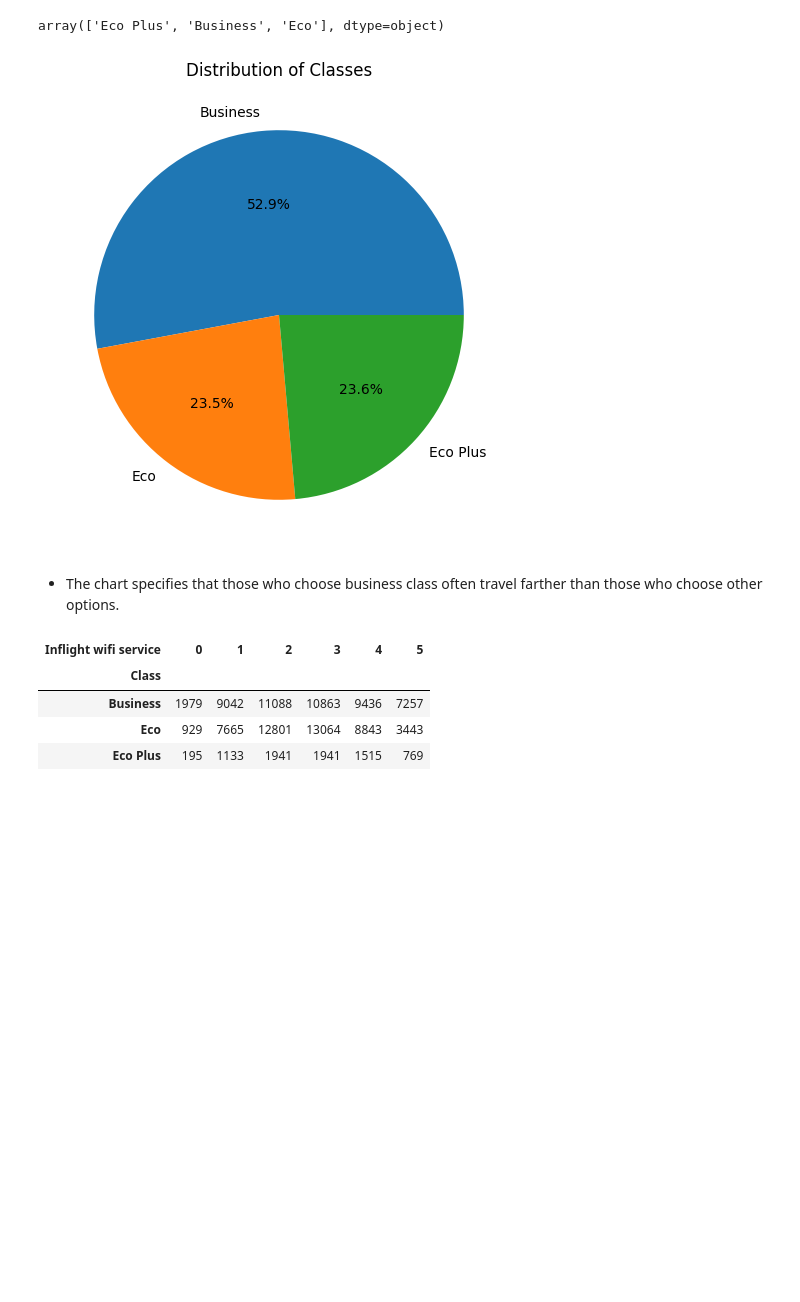
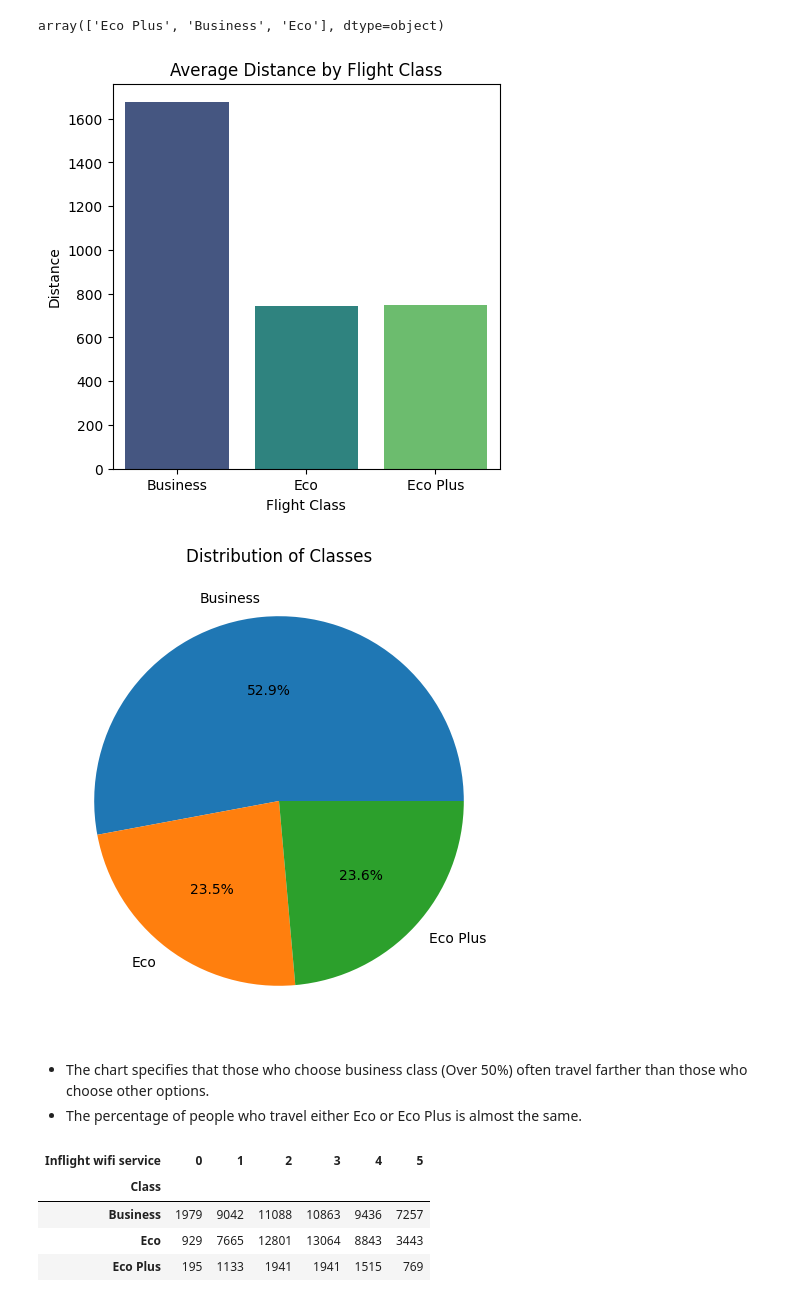
Before and after one commit to Utkarsh11-git/EDA_Python_Flight_Rating, a Jupyter notebook: EDA_Python_Flight_Rating.ipynb, the cells around one changed output. Cells and saved outputs as stored; diff of their text form; code cells hidden in the pictures; blank space fills up the shorter version.

```diff
--- a/EDA_Python_Flight_Rating.ipynb
+++ b/EDA_Python_Flight_Rating.ipynb
@@ -137,16 +137,28 @@ eco=df[df['Class']=='Eco']['Flight Distance'].mean() #743.4
 # %%
 class_names = ['Business', 'Eco', 'Eco Plus']
 distance = [1675.9, 743.4, 747.1]
 
-# Create a pie chart
-plt.figure(figsize=(6, 6))  # Set the figure size
+data = {'Flight Class': class_names, 'Distance': distance}
+df1 = pd.DataFrame(data)
+
+plt.figure(figsize=(5, 5))
+sb.barplot(data=df1, x='Flight Class', y='Distance', palette='viridis')
+plt.xlabel('Flight Class')
+plt.ylabel('Distance')
+plt.title('Average Distance by Flight Class')
+plt.show()
+
+# Create a pie chart to visualize the percentage distribution of classes
+plt.figure(figsize=(6, 6))
 plt.pie(distance, labels=class_names, autopct='%1.1f%%')
 plt.title('Distribution of Classes')
 plt.show()
 # %% [output]
-[figure, old version]
+[figure, new version]
+[figure, added]
 # %% [markdown]
-* The chart specifies that those who choose business class often travel farther than those who choose other options.
+* The chart specifies that those who choose business class (Over 50%) often travel farther than those who choose other options.
+* The percentage of people who travel either Eco or Eco Plus is almost the same.
 # %%
 # To find what the majority of the passengers across all classes rate the wifi-service
 # %%
```
